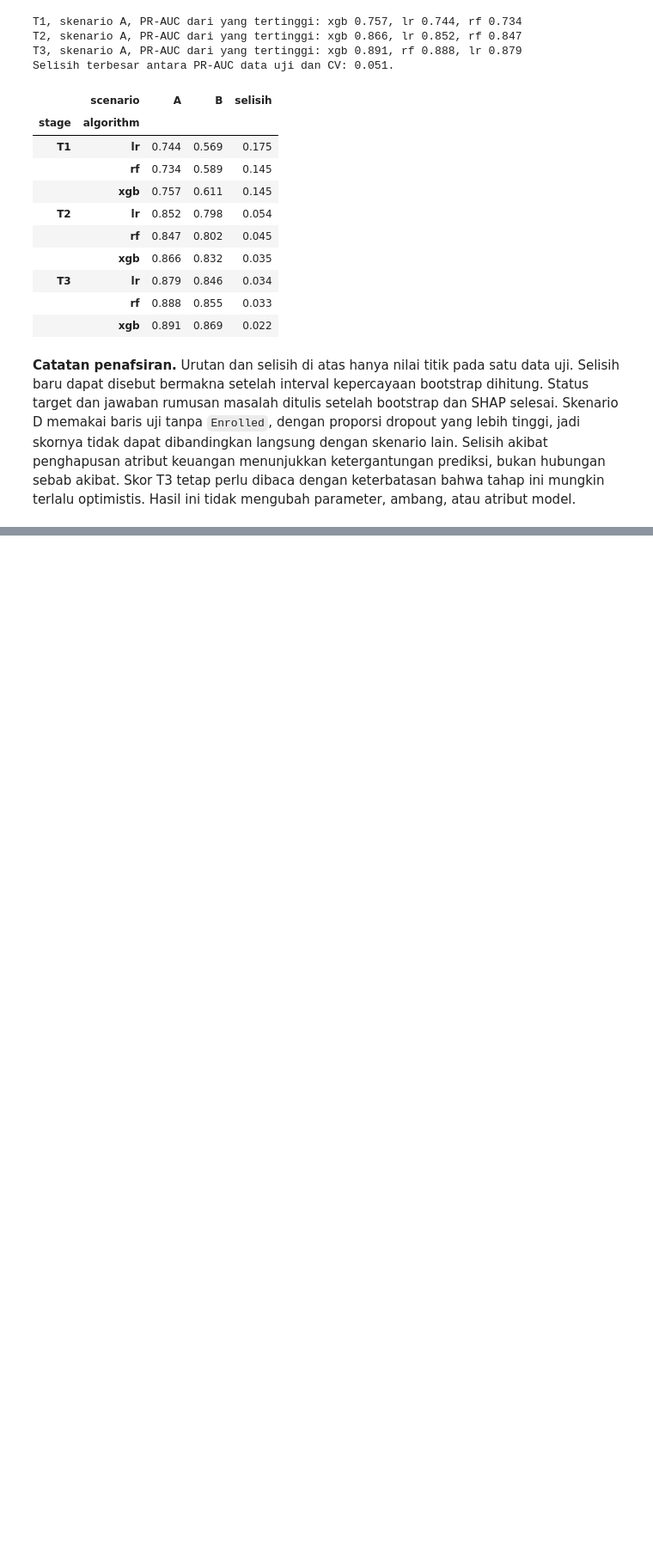
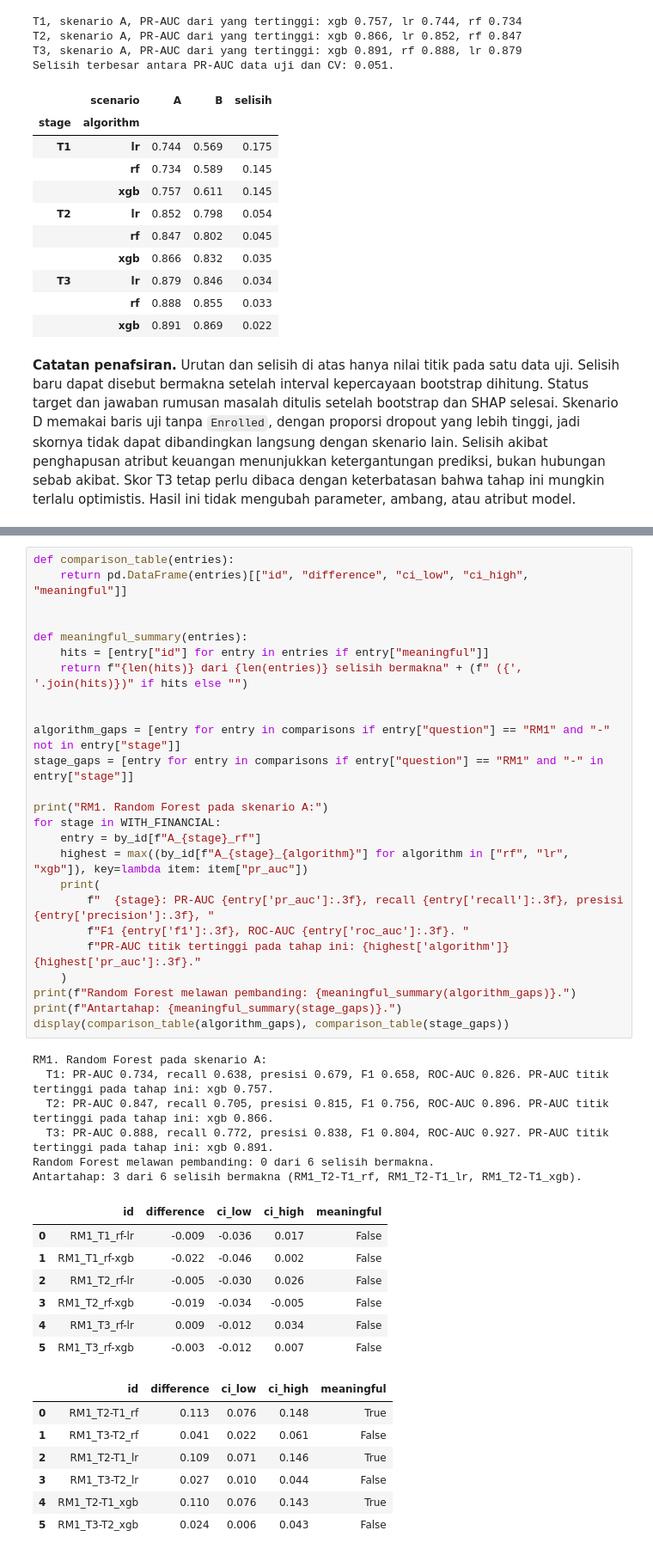
Before and after one commit to MapleKaedee/prediksi-dini-dropout, a Jupyter notebook: notebooks/dropout_experiments.ipynb, the cells around one changed output, grey strips where cells are left out. Shown at 86% size. Drawn from its saved outputs; the diff is of its cells as text; blank space fills up the shorter version.

```diff
--- a/notebooks/dropout_experiments.ipynb
+++ b/notebooks/dropout_experiments.ipynb
@@ -1031,0 +1271,46 @@ Selisih terbesar antara PR-AUC data uji dan CV: 0.051.
+# %%
+def comparison_table(entries):
+    return pd.DataFrame(entries)[["id", "difference", "ci_low", "ci_high", "meaningful"]]
+
+
+def meaningful_summary(entries):
+    hits = [entry["id"] for entry in entries if entry["meaningful"]]
+    return f"{len(hits)} dari {len(entries)} selisih bermakna" + (f" ({', '.join(hits)})" if hits else "")
+
+
+algorithm_gaps = [entry for entry in comparisons if entry["question"] == "RM1" and "-" not in entry["stage"]]
+stage_gaps = [entry for entry in comparisons if entry["question"] == "RM1" and "-" in entry["stage"]]
+
+print("RM1. Random Forest pada skenario A:")
+for stage in WITH_FINANCIAL:
+    entry = by_id[f"A_{stage}_rf"]
+    highest = max((by_id[f"A_{stage}_{algorithm}"] for algorithm in ["rf", "lr", "xgb"]), key=lambda item: item["pr_auc"])
+    print(
+        f"  {stage}: PR-AUC {entry['pr_auc']:.3f}, recall {entry['recall']:.3f}, presisi {entry['precision']:.3f}, "
+        f"F1 {entry['f1']:.3f}, ROC-AUC {entry['roc_auc']:.3f}. "
+        f"PR-AUC titik tertinggi pada tahap ini: {highest['algorithm']} {highest['pr_auc']:.3f}."
+    )
+print(f"Random Forest melawan pembanding: {meaningful_summary(algorithm_gaps)}.")
+print(f"Antartahap: {meaningful_summary(stage_gaps)}.")
+display(comparison_table(algorithm_gaps), comparison_table(stage_gaps))
+# %% [output]
+RM1. Random Forest pada skenario A:
+  T1: PR-AUC 0.734, recall 0.638, presisi 0.679, F1 0.658, ROC-AUC 0.826. PR-AUC titik tertinggi pada tahap ini: xgb 0.757.
+  T2: PR-AUC 0.847, recall 0.705, presisi 0.815, F1 0.756, ROC-AUC 0.896. PR-AUC titik tertinggi pada tahap ini: xgb 0.866.
+  T3: PR-AUC 0.888, recall 0.772, presisi 0.838, F1 0.804, ROC-AUC 0.927. PR-AUC titik tertinggi pada tahap ini: xgb 0.891.
+Random Forest melawan pembanding: 0 dari 6 selisih bermakna.
+Antartahap: 3 dari 6 selisih bermakna (RM1_T2-T1_rf, RM1_T2-T1_lr, RM1_T2-T1_xgb).
+|  | id | difference | ci_low | ci_high | meaningful |
+| 0 | RM1_T1_rf-lr | -0.009 | -0.036 | 0.017 | False |
+| 1 | RM1_T1_rf-xgb | -0.022 | -0.046 | 0.002 | False |
+| 2 | RM1_T2_rf-lr | -0.005 | -0.030 | 0.026 | False |
+| 3 | RM1_T2_rf-xgb | -0.019 | -0.034 | -0.005 | False |
+| 4 | RM1_T3_rf-lr | 0.009 | -0.012 | 0.034 | False |
+| 5 | RM1_T3_rf-xgb | -0.003 | -0.012 | 0.007 | False |
+|  | id | difference | ci_low | ci_high | meaningful |
+| 0 | RM1_T2-T1_rf | 0.113 | 0.076 | 0.148 | True |
+| 1 | RM1_T3-T2_rf | 0.041 | 0.022 | 0.061 | False |
+| 2 | RM1_T2-T1_lr | 0.109 | 0.071 | 0.146 | True |
+| 3 | RM1_T3-T2_lr | 0.027 | 0.010 | 0.044 | False |
+| 4 | RM1_T2-T1_xgb | 0.110 | 0.076 | 0.143 | True |
+| 5 | RM1_T3-T2_xgb | 0.024 | 0.006 | 0.043 | False |
```
Also changed, not shown: parts of 19 cells of this notebook, 1 other file.
